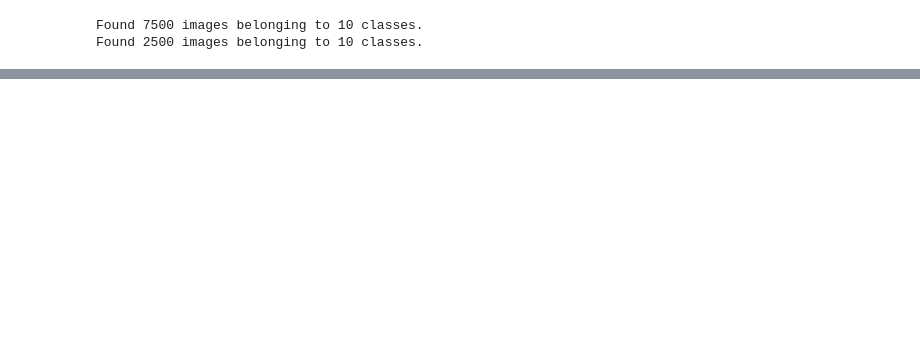
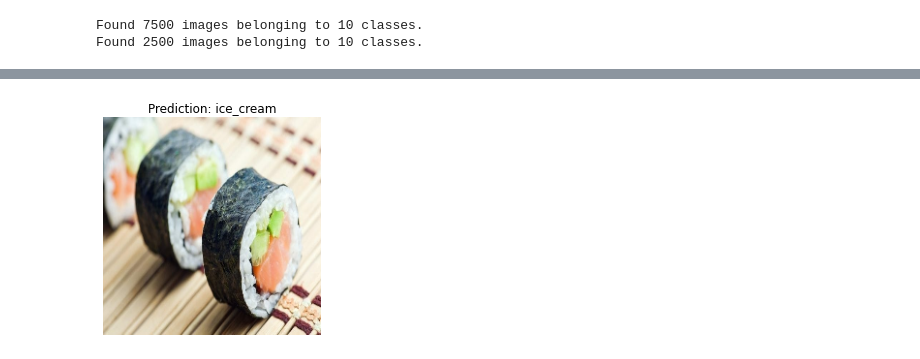
Before and after one commit to terrysu64/Machine-Learning-and-Data-Science-Projects, a Jupyter notebook: convolutional_neural_networks.ipynb, the cells around one changed output, grey strips where cells are left out. Cells and saved outputs as stored; diff of their text form; code cells hidden in the pictures; blank space fills up the shorter version.

```diff
--- a/convolutional_neural_networks.ipynb
+++ b/convolutional_neural_networks.ipynb
@@ -353,0 +443,4 @@ model.compile(loss="categorical_crossentropy",
+# %%
+pred_and_plot(model,"/content/myfitnesspal-dos-and-donts-of-sushi.jpeg",class_names)
+# %% [output]
+[figure, added]
```
Also changed, not shown: parts of 15 cells of this notebook.
